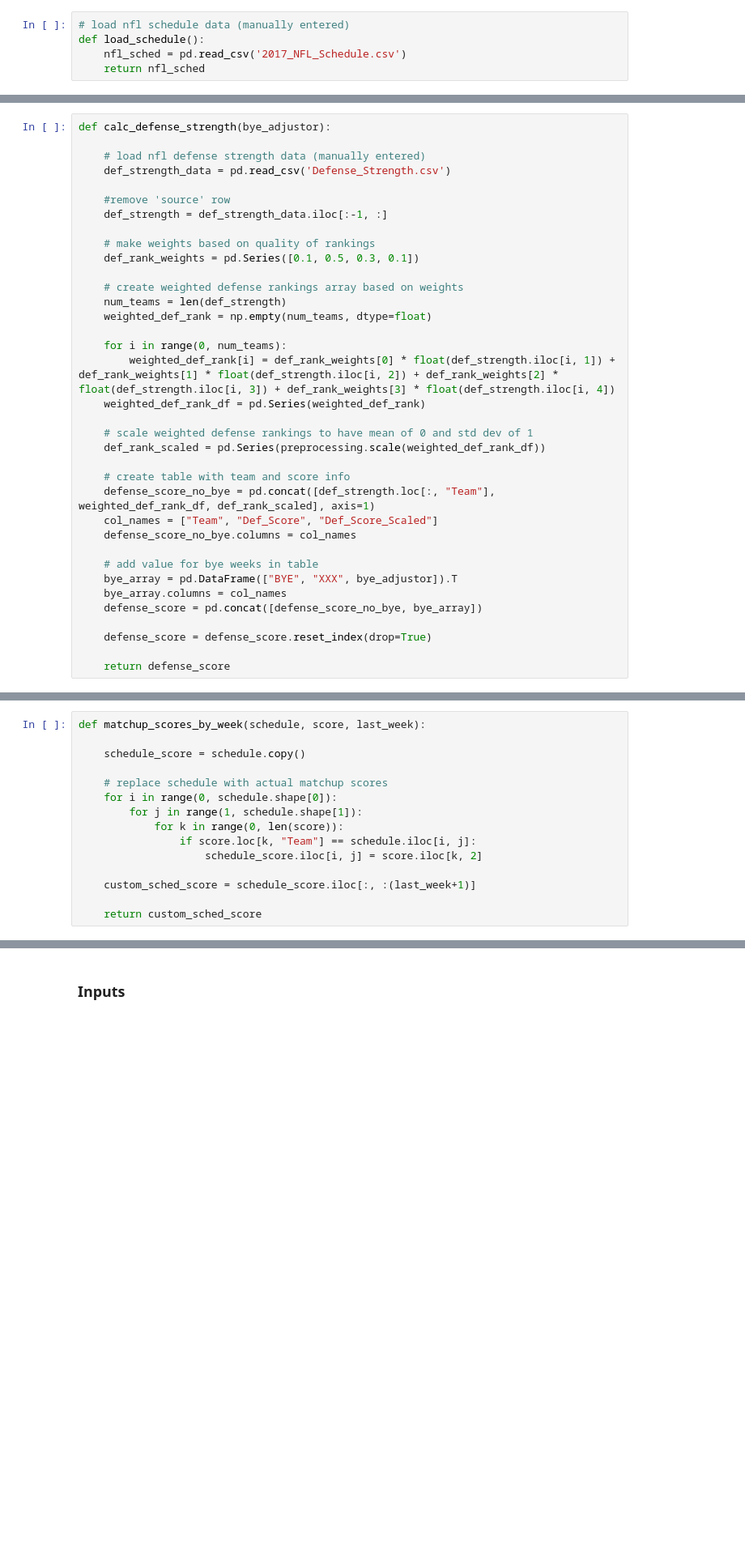
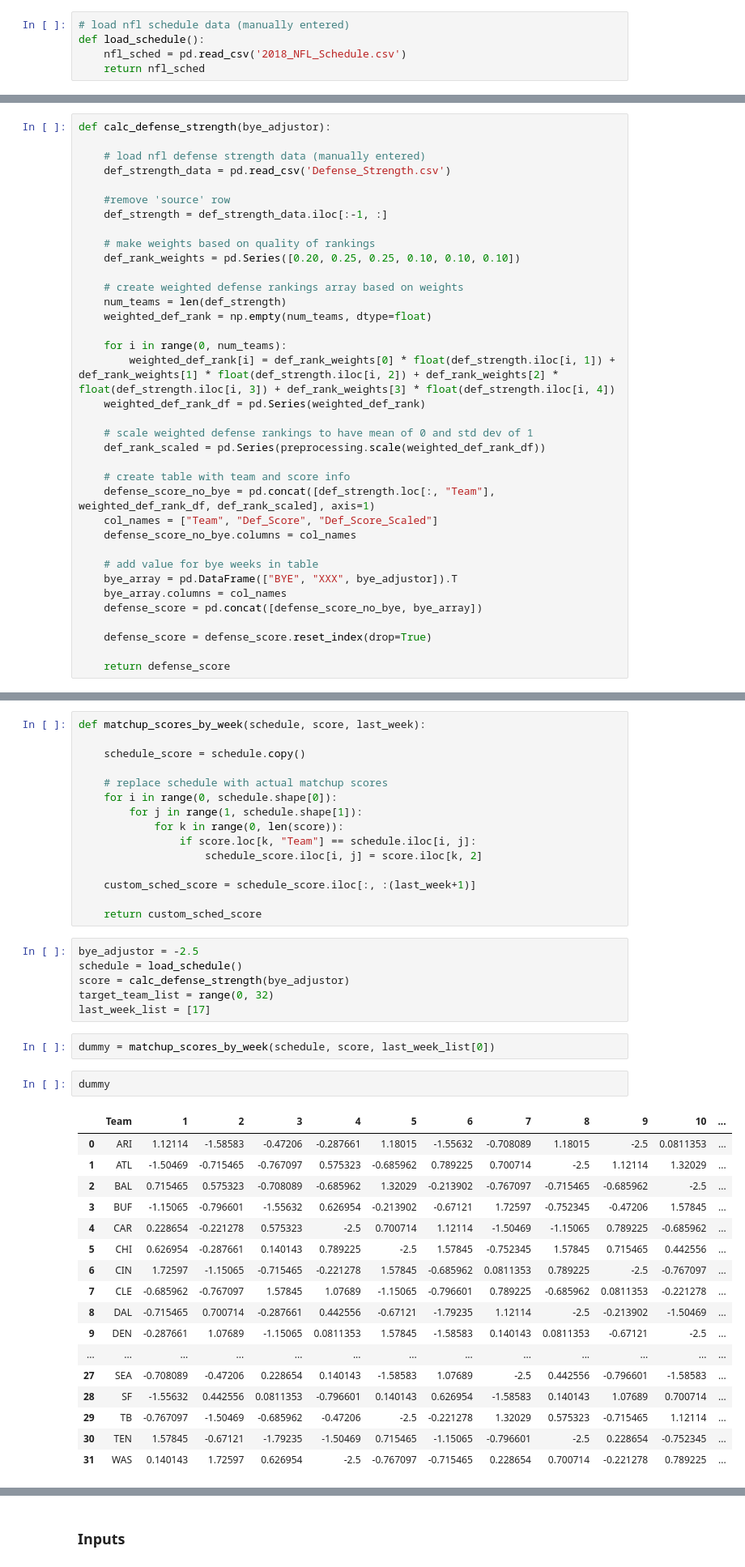
Before and after one commit to snibborevets/FFWIZARD, a Jupyter notebook: FFWIZARD_QB_DEF_Combos.ipynb, the cells around one changed output, grey strips where cells are left out. Shown at 81% size. Drawn from its saved outputs; the diff is of its cells as text; blank space fills up the shorter version.

```diff
--- a/FFWIZARD_QB_DEF_Combos.ipynb
+++ b/FFWIZARD_QB_DEF_Combos.ipynb
@@ -15,7 +15,7 @@ from datetime import datetime
 # %%
 # load nfl schedule data (manually entered)
 def load_schedule():
-    nfl_sched = pd.read_csv('2017_NFL_Schedule.csv')
+    nfl_sched = pd.read_csv('2018_NFL_Schedule.csv')
     return nfl_sched
 # %% [markdown]
 ### Defense Strength Data
@@ -29,7 +29,7 @@ def calc_defense_strength(bye_adjustor):
     def_strength = def_strength_data.iloc[:-1, :]
 
     # make weights based on quality of rankings
-    def_rank_weights = pd.Series([0.1, 0.5, 0.3, 0.1])
+    def_rank_weights = pd.Series([0.20, 0.25, 0.25, 0.10, 0.10, 0.10])
 
     # create weighted defense rankings array based on weights
     num_teams = len(def_strength)
@@ -108,3 +108,31 @@ def matchup_scores_by_week(schedule, score, last_week):
     custom_sched_score = schedule_score.iloc[:, :(last_week+1)]
 
     return custom_sched_score
+# %%
+bye_adjustor = -2.5
+schedule = load_schedule()
+score = calc_defense_strength(bye_adjustor)
+target_team_list = range(0, 32)
+last_week_list = [17]
+# %%
+dummy = matchup_scores_by_week(schedule, score, last_week_list[0])
+# %%
+dummy
+# %% [output]
+|  | Team | 1 | 2 | 3 | 4 | 5 | 6 | 7 | 8 | 9 | 10 | ... |
+| 0 | ARI | 1.12114 | -1.58583 | -0.47206 | -0.287661 | 1.18015 | -1.55632 | -0.708089 | 1.18015 | -2.5 | 0.0811353 | ... |
+| 1 | ATL | -1.50469 | -0.715465 | -0.767097 | 0.575323 | -0.685962 | 0.789225 | 0.700714 | -2.5 | 1.12114 | 1.32029 | ... |
+| 2 | BAL | 0.715465 | 0.575323 | -0.708089 | -0.685962 | 1.32029 | -0.213902 | -0.767097 | -0.715465 | -0.685962 | -2.5 | ... |
+| 3 | BUF | -1.15065 | -0.796601 | -1.55632 | 0.626954 | -0.213902 | -0.67121 | 1.72597 | -0.752345 | -0.47206 | 1.57845 | ... |
+| 4 | CAR | 0.228654 | -0.221278 | 0.575323 | -2.5 | 0.700714 | 1.12114 | -1.50469 | -1.15065 | 0.789225 | -0.685962 | ... |
+| 5 | CHI | 0.626954 | -0.287661 | 0.140143 | 0.789225 | -2.5 | 1.57845 | -0.752345 | 1.57845 | 0.715465 | 0.442556 | ... |
+| 6 | CIN | 1.72597 | -1.15065 | -0.715465 | -0.221278 | 1.57845 | -0.685962 | 0.0811353 | 0.789225 | -2.5 | -0.767097 | ... |
+| 7 | CLE | -0.685962 | -0.767097 | 1.57845 | 1.07689 | -1.15065 | -0.796601 | 0.789225 | -0.685962 | 0.0811353 | -0.221278 | ... |
+| 8 | DAL | -0.715465 | 0.700714 | -0.287661 | 0.442556 | -0.67121 | -1.79235 | 1.12114 | -2.5 | -0.213902 | -1.50469 | ... |
+| 9 | DEN | -0.287661 | 1.07689 | -1.15065 | 0.0811353 | 1.57845 | -1.58583 | 0.140143 | 0.0811353 | -0.67121 | -2.5 | ... |
+| ... | ... | ... | ... | ... | ... | ... | ... | ... | ... | ... | ... | ... |
+| 27 | SEA | -0.708089 | -0.47206 | 0.228654 | 0.140143 | -1.58583 | 1.07689 | -2.5 | 0.442556 | -0.796601 | -1.58583 | ... |
+| 28 | SF | -1.55632 | 0.442556 | 0.0811353 | -0.796601 | 0.140143 | 0.626954 | -1.58583 | 0.140143 | 1.07689 | 0.700714 | ... |
+| 29 | TB | -0.767097 | -1.50469 | -0.685962 | -0.47206 | -2.5 | -0.221278 | 1.32029 | 0.575323 | -0.715465 | 1.12114 | ... |
+| 30 | TEN | 1.57845 | -0.67121 | -1.79235 | -1.50469 | 0.715465 | -1.15065 | -0.796601 | -2.5 | 0.228654 | -0.752345 | ... |
+| 31 | WAS | 0.140143 | 1.72597 | 0.626954 | -2.5 | -0.767097 | -0.715465 | 0.228654 | 0.700714 | -0.221278 | 0.789225 | ... |
```
Also changed, not shown: parts of 4 cells of this notebook, 1 other file.
